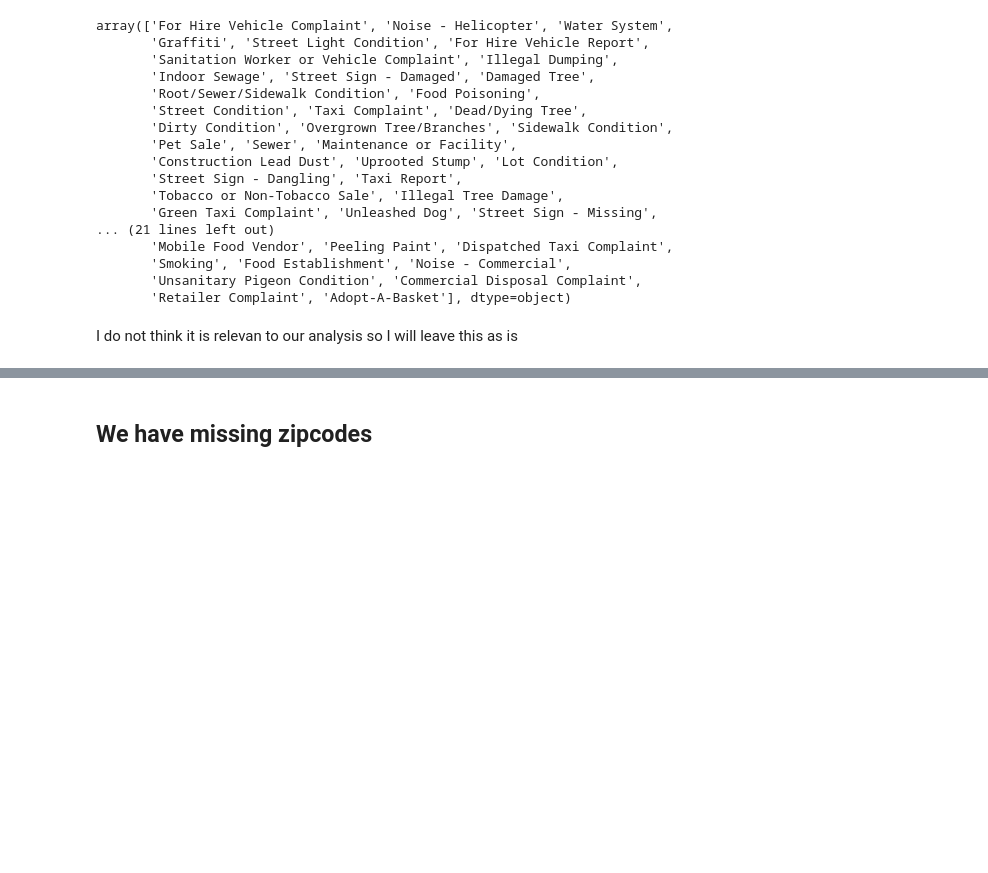
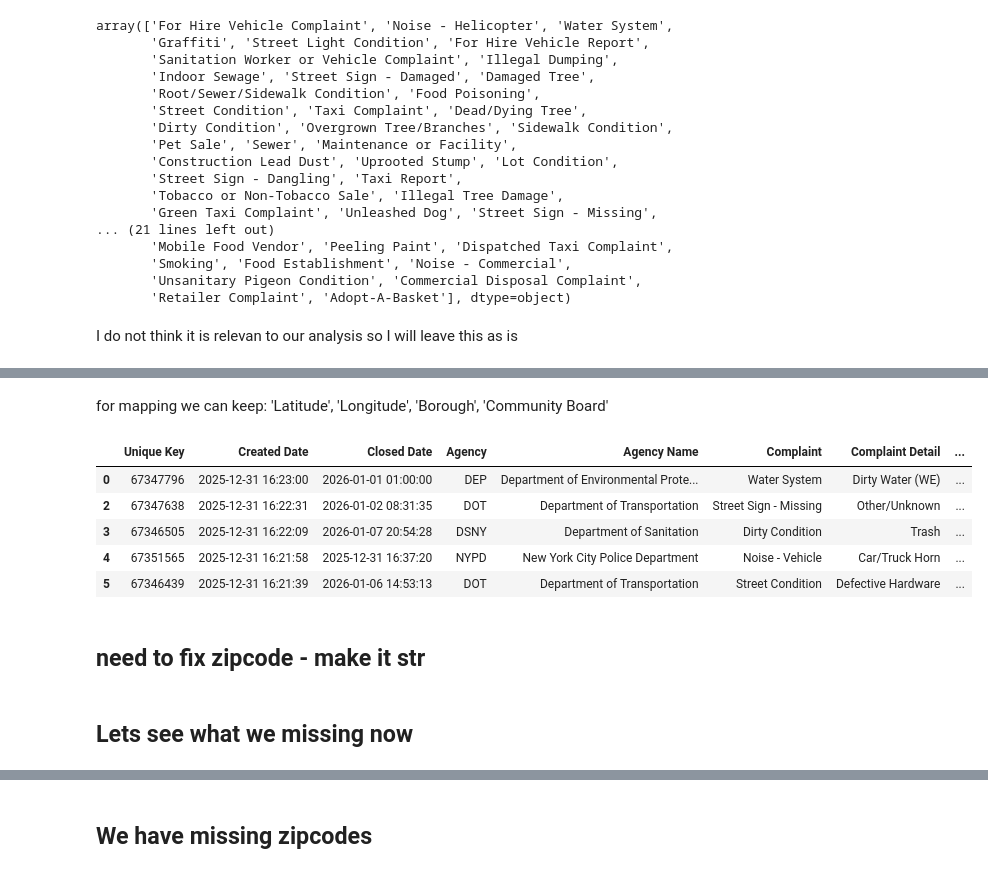
Before and after one commit to QMSS-G5063-2026/Group_Project_311_Service_Requests, a Jupyter notebook: 311_Analysis_Data_Vis.ipynb, the cells around one changed output, grey strips where cells are left out. Cells and saved outputs as stored; diff of their text form; code cells hidden in the pictures; blank space fills up the shorter version.

```diff
--- a/311_Analysis_Data_Vis.ipynb
+++ b/311_Analysis_Data_Vis.ipynb
@@ -329,0 +377,4 @@ I do not think it is relevan to our analysis so I will leave this as is
+# %%
+counts = df['Complaint'].value_counts()
+
+df = df[df['Complaint'].isin(counts[counts > 100].index)]
@@ -329,0 +527,6 @@ I do not think it is relevan to our analysis so I will leave this as is
+# %%
+#Apply the mapping
+df["Main Complaint Category"] = df["Complaint"].map(category_map)
+# %%
+#Remove rows that did not map
+df = df[df["Main Complaint Category"].notna()]
@@ -329,0 +593,25 @@ I do not think it is relevan to our analysis so I will leave this as is
+# %% [markdown]
+for mapping we can keep:
+    'Latitude', 'Longitude', 'Borough', 'Community Board'
+# %%
+drop_cols = [
+'Incident Address','Street Name','Cross Street 1','Cross Street 2',
+'Intersection Street 1','Intersection Street 2','Address Type',
+'Landmark','Location',
+'Due Date','Resolution Description','Resolution Action Updated Date',
+'Facility Type','Open Data Channel Type','Park Borough',
+'BBL','X Coordinate','Y Coordinate','Location Type','City'
+]
+
+df = df.drop(columns=drop_cols)
+# %%
+df.head()
+# %% [output]
+|  | Unique Key | Created Date | Closed Date | Agency | Agency Name | Complaint | Complaint Detail | ... |
+| 0 | 67347796 | 2025-12-31 16:23:00 | 2026-01-01 01:00:00 | DEP | Department of Environmental Prote... | Water System | Dirty Water (WE) | ... |
+| 2 | 67347638 | 2025-12-31 16:22:31 | 2026-01-02 08:31:35 | DOT | Department of Transportation | Street Sign - Missing | Other/Unknown | ... |
+| 3 | 67346505 | 2025-12-31 16:22:09 | 2026-01-07 20:54:28 | DSNY | Department of Sanitation | Dirty Condition | Trash | ... |
+| 4 | 67351565 | 2025-12-31 16:21:58 | 2025-12-31 16:37:20 | NYPD | New York City Police Department | Noise - Vehicle | Car/Truck Horn | ... |
+| 5 | 67346439 | 2025-12-31 16:21:39 | 2026-01-06 14:53:13 | DOT | Department of Transportation | Street Condition | Defective Hardware | ... |
+# %% [markdown]
+## need to fix zipcode - make it str
@@ -329,0 +624,2 @@ I do not think it is relevan to our analysis so I will leave this as is
+# %% [markdown]
+## Lets see what we missing now
```
Also changed, not shown: parts of 24 cells of this notebook.
